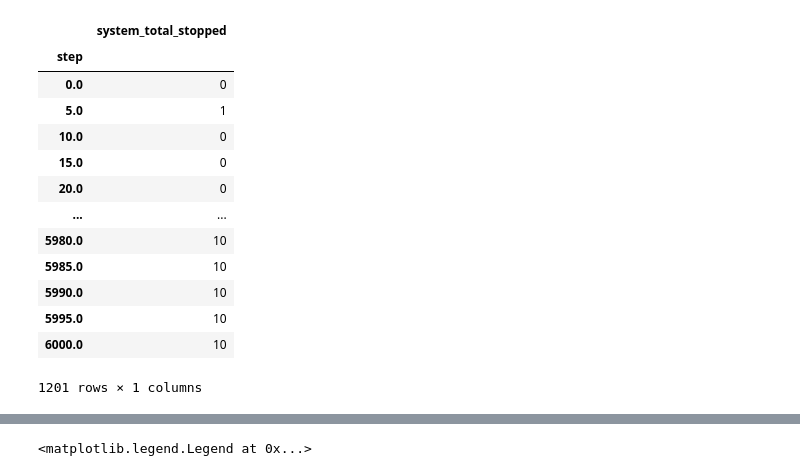
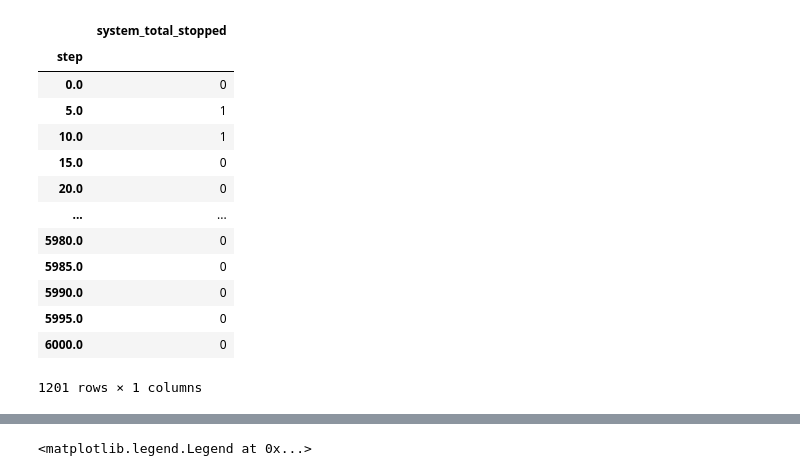
Before and after one commit to abdullah-shwaiky/amman-atsc-gp, a Jupyter notebook: dev.ipynb, the cells around one changed output, grey strips where cells are left out. Drawn from its saved outputs; the diff is of its cells as text; code cells hidden in the pictures.

```diff
--- a/dev.ipynb
+++ b/dev.ipynb
@@ -24,22 +24,22 @@ joint_7th.set_index('step')
 # %%
 queue_uni = pd.read_csv('outputs/uni_area/queue/queue_conn3_ep10.csv')[['step','system_total_stopped']]
 queue_uni.set_index('step')
-queue_7th = pd.read_csv('outputs/7th-area/queue/queue_conn1_ep3.csv')[['step','system_total_stopped']]
+queue_7th = pd.read_csv('outputs/7th-area/queue/queue_conn1_ep2.csv')[['step','system_total_stopped']]
 queue_7th.set_index('step')
 # %% [output]
 |  | system_total_stopped |
 | step |  |
 | 0.0 | 0 |
 | 5.0 | 1 |
-| 10.0 | 0 |
+| 10.0 | 1 |
 | 15.0 | 0 |
 | 20.0 | 0 |
 | ... | ... |
-| 5980.0 | 10 |
-| 5985.0 | 10 |
-| 5990.0 | 10 |
-| 5995.0 | 10 |
-| 6000.0 | 10 |
+| 5980.0 | 0 |
+| 5985.0 | 0 |
+| 5990.0 | 0 |
+| 5995.0 | 0 |
+| 6000.0 | 0 |
 1201 rows × 1 columns
 # %%
 diff_uni = pd.read_csv('outputs/uni_area/diff-waiting-time/diff-waiting-time_conn1_ep10.csv')[['step','system_total_stopped']]
```
Also changed, not shown: parts of 5 cells of this notebook, 29 other files.
